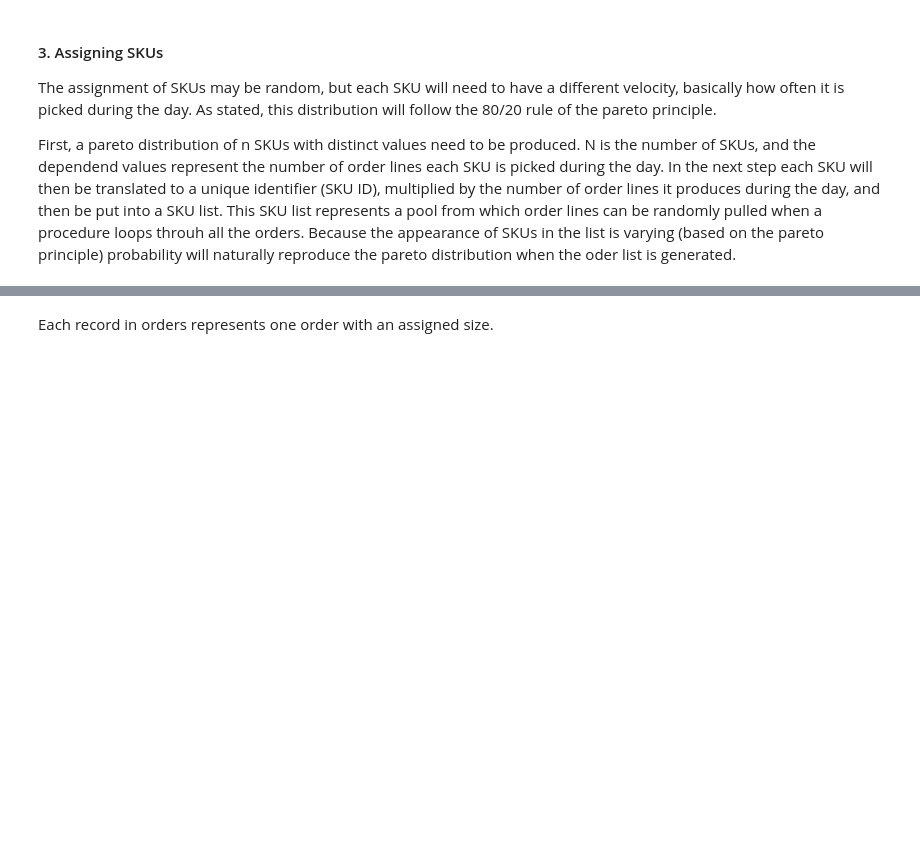
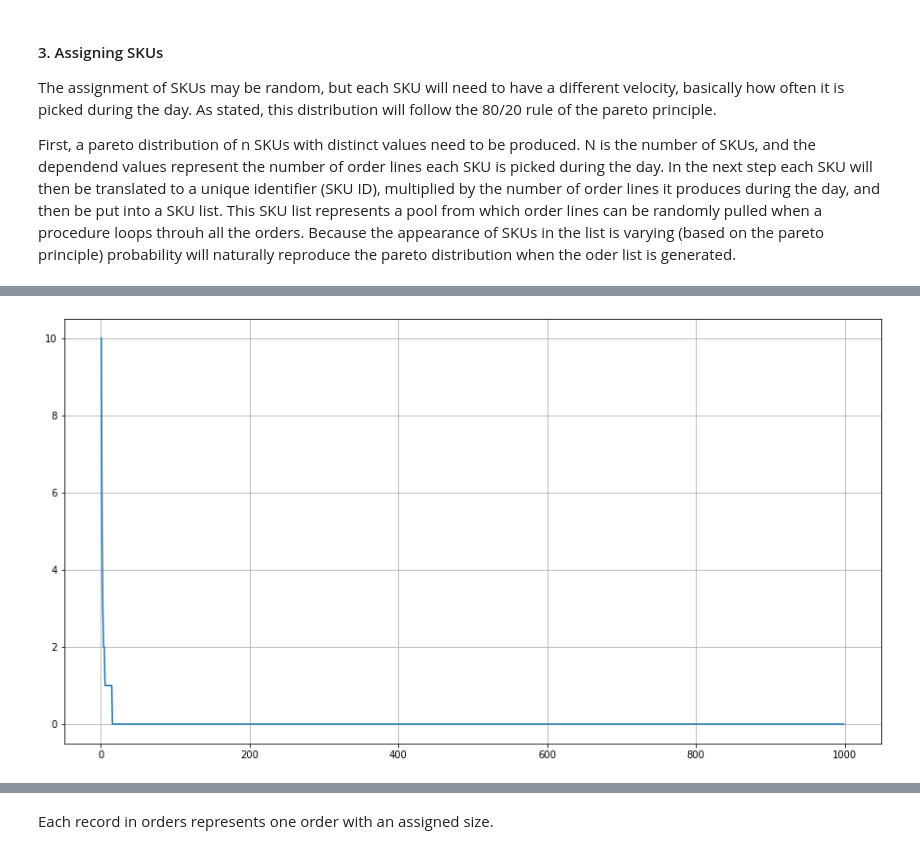
Before and after one commit to LarsTinnefeld/random-operations-generator, a Jupyter notebook: random_generators.ipynb, the cells around one changed output, grey strips where cells are left out. Drawn from its saved outputs; the diff is of its cells as text; code cells hidden in the pictures; blank space fills up the shorter version.

```diff
--- a/random_generators.ipynb
+++ b/random_generators.ipynb
@@ -348,3 +347,16 @@ plt.show()
+# %%
+num_skus = 1000
+
+x = np.arange(1, num_skus)
+
+pareto_cdf = (pareto.pdf(x, b=0.1, loc=0, scale=1) * 100).round()
+
+plt.figure(figsize=(15, 8))
+plt.plot(x, pareto_cdf)
+plt.grid()
+plt.show()
+# %% [output]
+[figure, added]
 # %%
 def order_generator(num_days, avg_orders_per_day, avg_lines_order, order_std, min_order_size):
 
```
Also changed, not shown: parts of 14 cells of this notebook.
